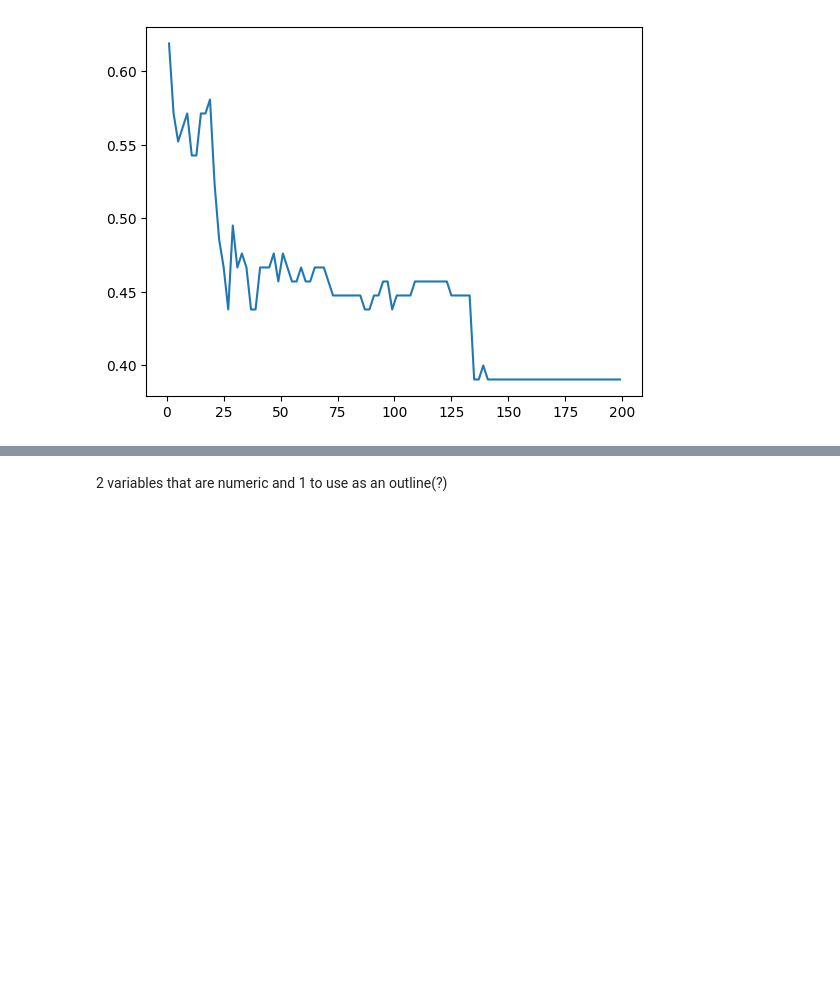
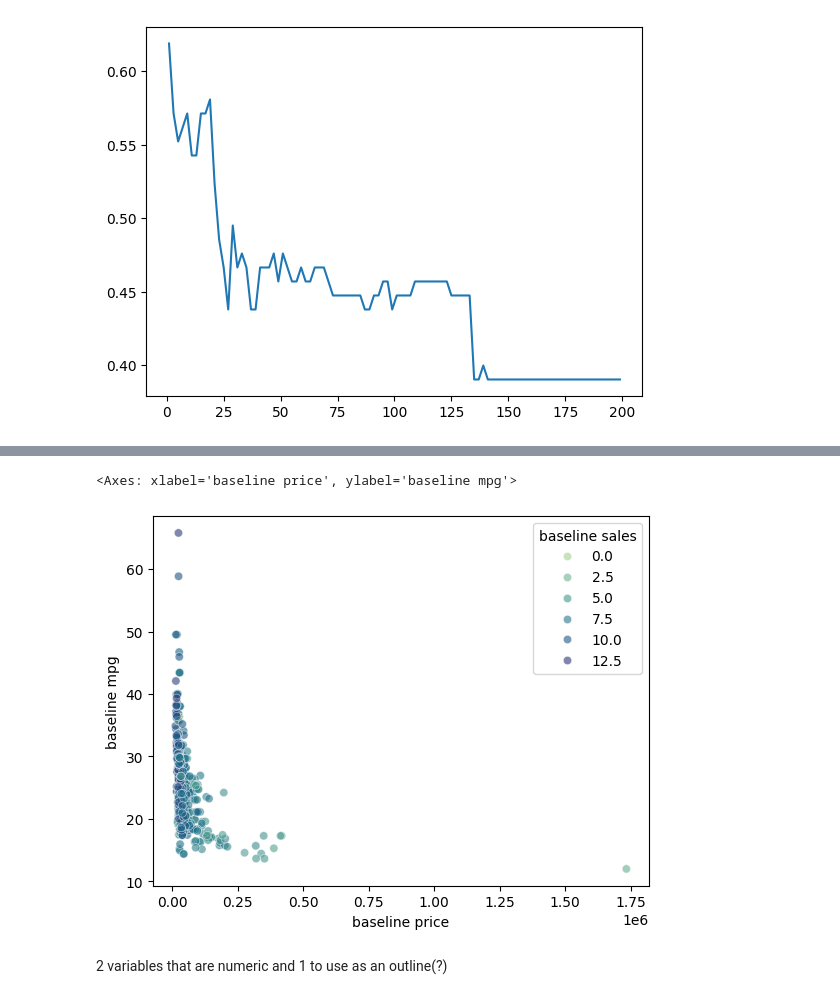
Before and after one commit to echiino/scratchpad, a Jupyter notebook: nb_2026_02_03.ipynb, the cells around one changed output, grey strips where cells are left out. Cells and saved outputs as stored; diff of their text form; code cells hidden in the pictures; blank space fills up the shorter version.

```diff
--- a/nb_2026_02_03.ipynb
+++ b/nb_2026_02_03.ipynb
@@ -132,3 +148,12 @@ sns.lineplot(x=k_grid,y=accuracies)
+# %%
+sns.scatterplot(x=df['baseline price'],
+                y = df['baseline mpg'],
+                hue = np.log(df['baseline sales']),
+                palette='crest',
+                alpha=.6)
+# %% [output]
+<Axes: xlabel='baseline price', ylabel='baseline mpg'>
+[figure, added]
 # %% [markdown]
 2 variables that are numeric and 1 to use as an outline(?)
 # %%
```
Also changed, not shown: parts of 2 cells of this notebook.
